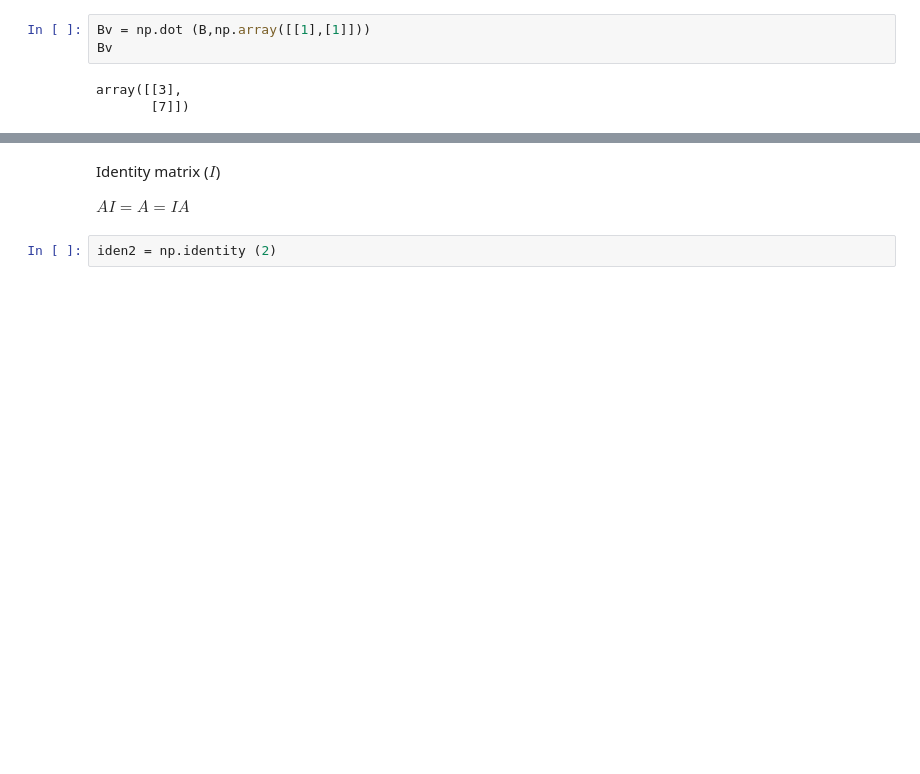
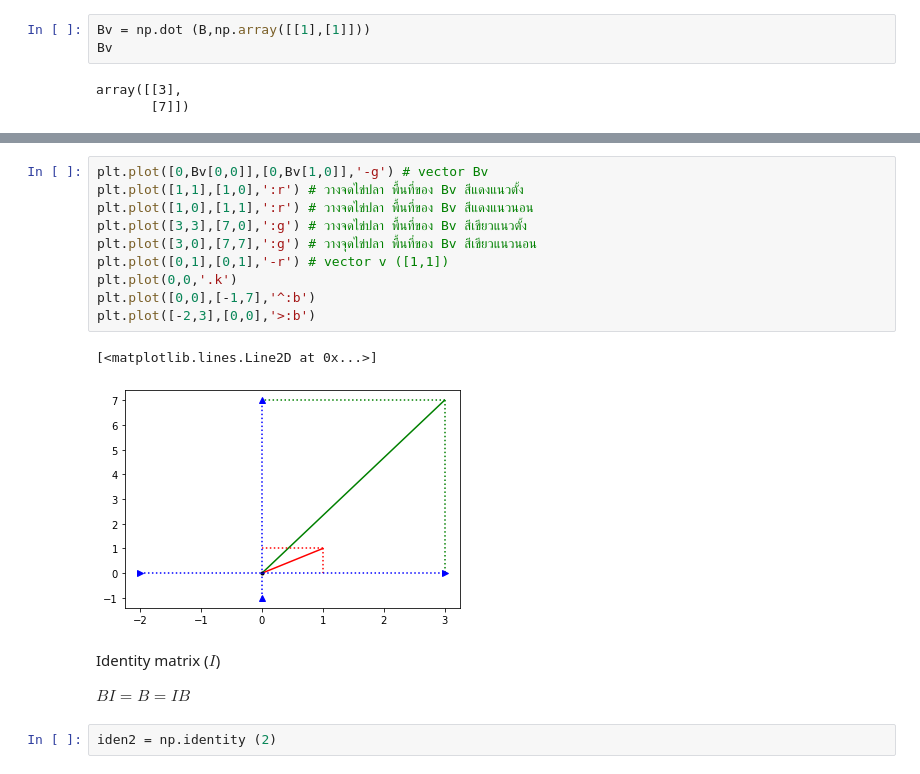
Before and after one commit to Jaomiew/Multivariate, a Jupyter notebook: MVA001.ipynb, the cells around one changed output, grey strips where cells are left out. Drawn from its saved outputs; the diff is of its cells as text; blank space fills up the shorter version.

```diff
--- a/MVA001.ipynb
+++ b/MVA001.ipynb
@@ -159,7 +174,20 @@ SyntaxError: ignored
+# %%
+plt.plot([0,Bv[0,0]],[0,Bv[1,0]],'-g') # vector Bv
+plt.plot([1,1],[1,0],':r') # วางจดไข่ปลา พื้นที่ของ Bv สีแดงแนวตั้ง
+plt.plot([1,0],[1,1],':r') # วางจดไข่ปลา พื้นที่ของ Bv สีแดงแนวนอน
+plt.plot([3,3],[7,0],':g') # วางจดไข่ปลา พื้นที่ของ Bv สีเขียวแนวตั้ง
+plt.plot([3,0],[7,7],':g') # วางจุดไข่ปลา พื้นที่ของ Bv สีเขียวแนวนอน
+plt.plot([0,1],[0,1],'-r') # vector v ([1,1])
+plt.plot(0,0,'.k')
+plt.plot([0,0],[-1,7],'^:b')
+plt.plot([-2,3],[0,0],'>:b')
+# %% [output]
+[<matplotlib.lines.Line2D at 0x...>]
+[figure, added]
 # %% [markdown]
 Identity matrix ($I$)
 
-$AI = A = IA$
+$BI = B = IB$
 # %%
 iden2 = np.identity (2)
 # %%
```
Also changed, not shown: parts of 27 cells of this notebook.
